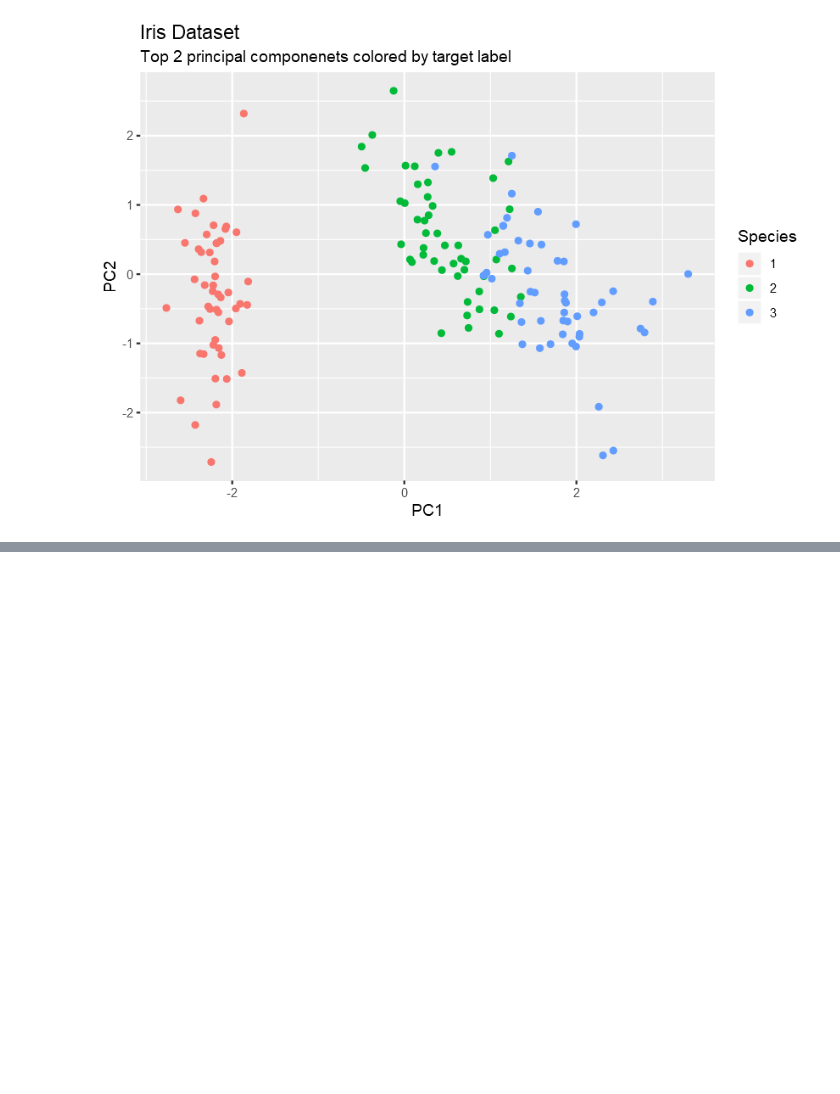
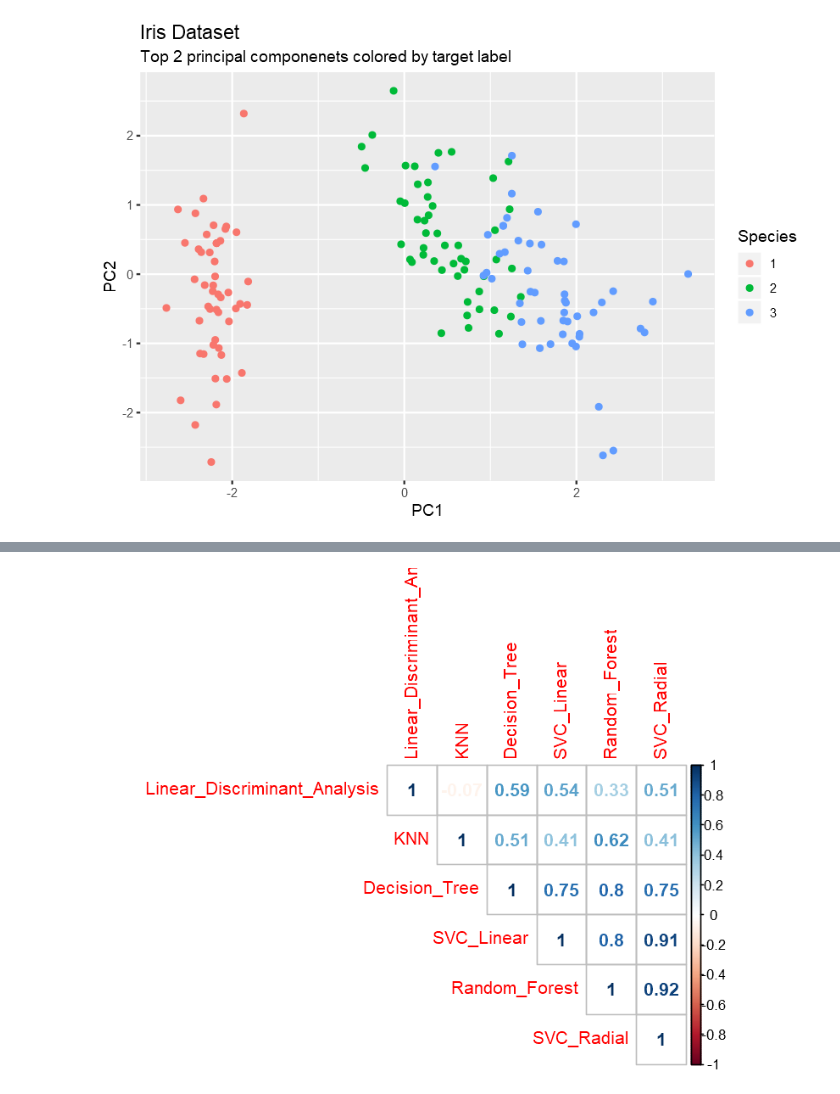
Before and after one commit to natewhit44/kaggle-ml-exploration, a Jupyter notebook: Supervised/Iris_Classification.ipynb, the cells around one changed output, grey strips where cells are left out. Saved outputs shown, nothing was run; the diff lists cells and outputs as text; code cells hidden in the pictures; blank space fills up the shorter version.

```diff
--- a/Supervised/Iris_Classification.ipynb
+++ b/Supervised/Iris_Classification.ipynb
@@ -55,0 +168,5 @@ ggplot(pca_target,aes(x=PC1,y=PC2,color=as.factor(SPECIES))) +
+# %%
+# Model correlation plot
+corrplot(modelCor(initial_results), method='number', type='upper', order='hclust')
+# %% [output]
+[figure, added]
```
Also changed, not shown: parts of 13 cells of this notebook.
